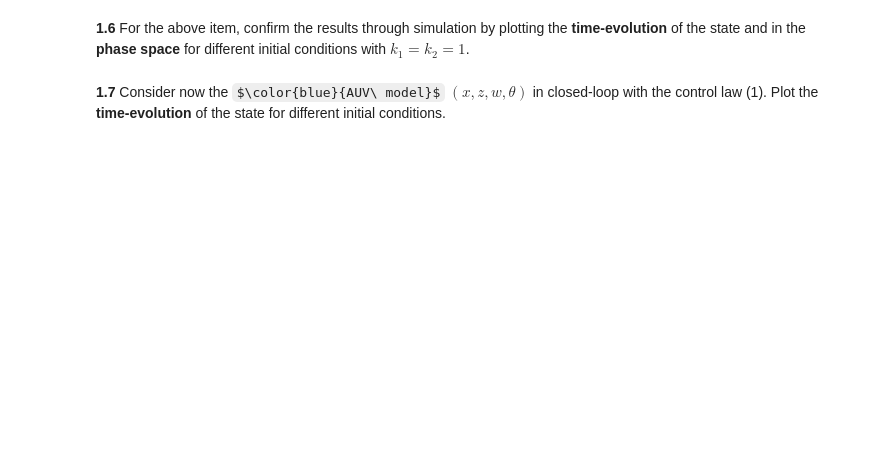
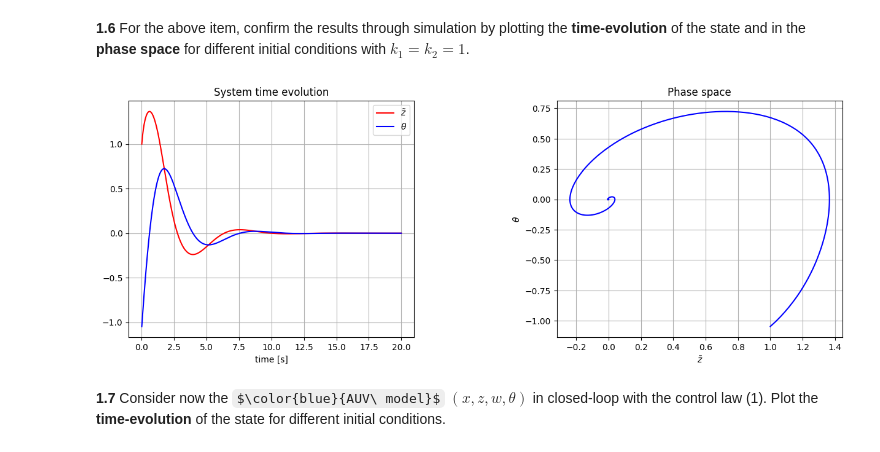
Before and after one commit to RVasconcelosMiguel/PROG2-TP1, a Jupyter notebook: CO_project1.ipynb, the cells around one changed output. Cells and saved outputs as stored; diff of their text form; code cells hidden in the pictures; some formulas as TeX source; blank space fills up the shorter version.

```diff
--- a/CO_project1.ipynb
+++ b/CO_project1.ipynb
@@ -184,6 +446,58 @@ V(\tilde z, \theta) = \frac{k_1}{2 v_d}\tilde z^2+\int_0^\theta \tan(\phi)d\phi
 # %% [markdown]
 **1.6**
 For the above item, confirm the results through simulation by plotting the **time-evolution** of the state and in the **phase space** for different initial conditions with $k_1=k_2=1$.
+# %%
+import numpy as np
+from scipy import integrate
+import matplotlib.pyplot as plt
+# show plots in notebook
+# matplotlib inline
+
+# parameters
+vd = 1
+k1 = 1
+k2 = 1
+
+# vector field
+def Sys_f(x, t=0):
+    return np.array([
+        -vd*np.tan(x[1]),
+        k1*x[0]-k2*x[1]
+    ])
+
+# generate 1000 linearly spaced points for t
+t_end=20
+t = np.linspace(0, t_end,  1000)
+
+# initial values:
+x0 = np.array([1, -1/3*np.pi])
+
+# type "help(integrate.odeint)" if you want more information about integrate.odeint inputs and outputs.
+x, infodict = integrate.odeint(Sys_f, x0, t, full_output=True)
+# infodict['message']                      # integration successful
+
+x1,x2 = x.T
+
+#plot
+fig = plt.figure(figsize=(15,5))
+fig.subplots_adjust(wspace = 0.5, hspace = 0.3)
+ax1 = fig.add_subplot(1,2,1)
+ax2 = fig.add_subplot(1,2,2)
+
+ax1.plot(t, x1, 'r-', label='$\\tilde z$')
+ax1.plot(t, x2, 'b-', label='$\\theta$')
+ax1.set_title("System time evolution")
+ax1.set_xlabel("time [s]")
+ax1.grid()
+ax1.legend(loc='best')
+
+ax2.plot(x1, x2, color="blue")
+ax2.set_xlabel("$\\tilde z$")
+ax2.set_ylabel("$\\theta$")
+ax2.set_title("Phase space")
+ax2.grid()
+# %% [output]
+[figure, added]
 # %% [markdown]
 **1.7**
 Consider now the $\color{blue}{AUV\ model}$ $(x,z,w,\theta)$ in closed-loop with the control law (1).
```
Also changed, not shown: parts of 16 cells of this notebook.
